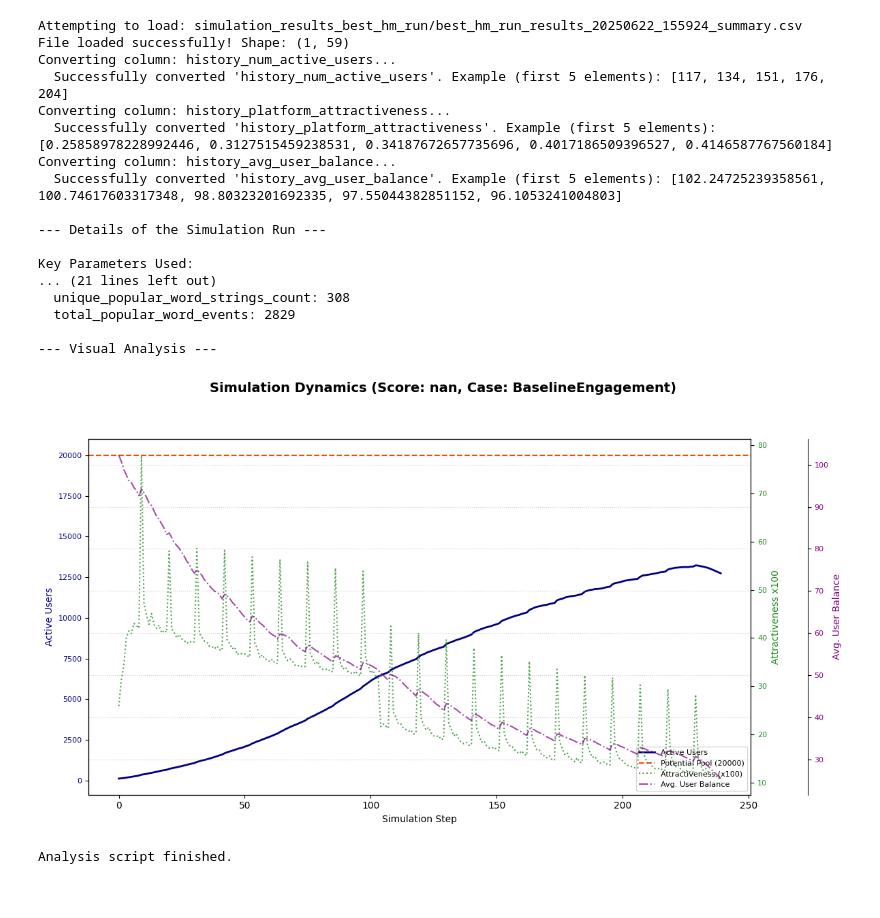
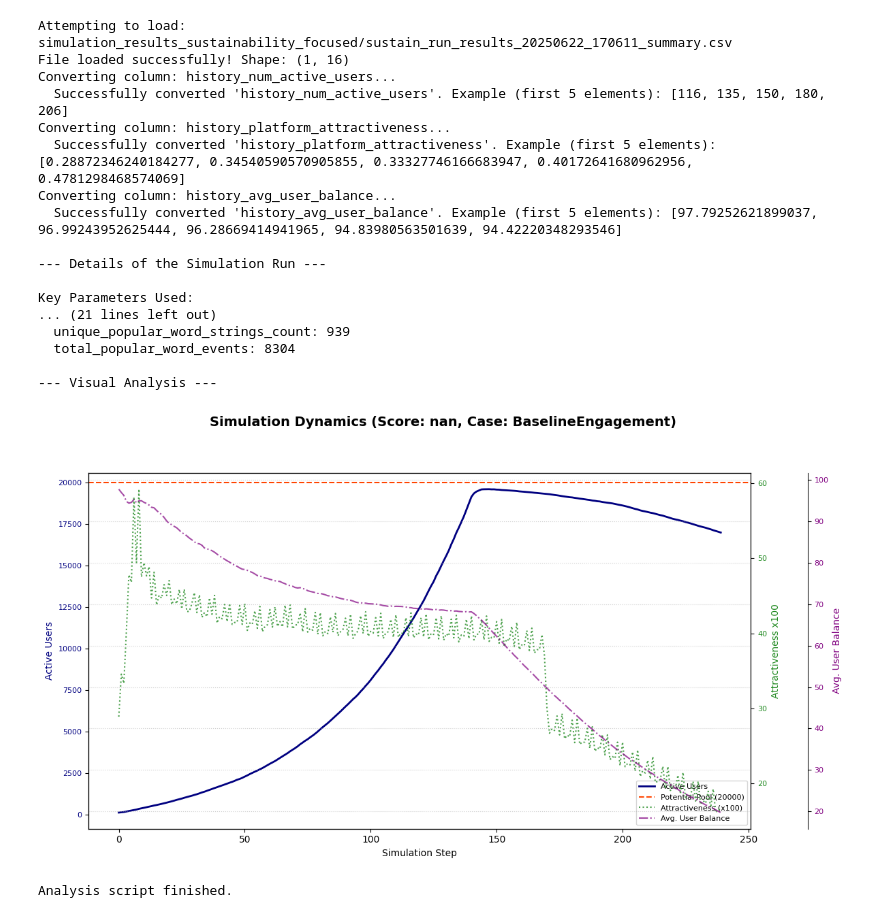
Before and after one commit to brayvid/soap-simulation, a Jupyter notebook: analysis.ipynb, the cells around one changed output. Cells and saved outputs as stored; diff of their text form; code cells hidden in the pictures.

```diff
--- a/analysis.ipynb
+++ b/analysis.ipynb
@@ -89,7 +89,7 @@ def robust_literal_eval(val_str):
 # --- 1. Load and Prepare Data ---
 # !!! IMPORTANT: Update this file_path to your actual CSV file !!!
 # This should be the path to the CSV file you just provided.
-file_path = "simulation_results_best_hm_run/best_hm_run_results_20250622_155924_summary.csv" # REPLACE THIS
+file_path = "simulation_results_sustainability_focused/sustain_run_results_20250622_170611_summary.csv" # REPLACE THIS
 
 print(f"Attempting to load: {file_path}")
 
@@ -219,39 +219,39 @@ try:
         valid_legend_items = [(line, label) for line, label in zip(lines, labels) if label and label != '_nolegend_']
         if valid_legend_items:
             valid_lines, valid_labels = zip(*valid_legend_items)
             ax_best_active.legend(valid_lines, valid_labels, loc='best', fontsize=8)
 
         plt.grid(True, linestyle=':', alpha=0.6); fig_best.tight_layout(rect=[0, 0.03, 1, 0.93]); plt.show()
     else:
         print("Could not plot run history: 'history_num_active_users' data missing, not a list, or empty list.")
 
     print("\nAnalysis script finished.")
 
 except FileNotFoundError:
     print(f"ERROR: File not found at '{file_path}'. Please update the path and filename.")
 except ValueError as ve:
     print(f"ValueError: {ve}")
 except Exception as e:
     print(f"An unexpected error occurred during analysis: {e}")
     import traceback
     traceback.print_exc()
 # %% [output]
-Attempting to load: simulation_results_best_hm_run/best_hm_run_results_20250622_155924_summary.csv
-File loaded successfully! Shape: (1, 59)
+Attempting to load: simulation_results_sustainability_focused/sustain_run_results_20250622_170611_summary.csv
+File loaded successfully! Shape: (1, 16)
 Converting column: history_num_active_users...
-  Successfully converted 'history_num_active_users'. Example (first 5 elements): [117, 134, 151, 176, 204]
+  Successfully converted 'history_num_active_users'. Example (first 5 elements): [116, 135, 150, 180, 206]
 Converting column: history_platform_attractiveness...
-  Successfully converted 'history_platform_attractiveness'. Example (first 5 elements): [0.25858978228992446, 0.3127515459238531, 0.34187672657735696, 0.4017186509396527, 0.4146587767560184]
+  Successfully converted 'history_platform_attractiveness'. Example (first 5 elements): [0.28872346240184277, 0.34540590570905855, 0.33327746166683947, 0.40172641680962956, 0.4781298468574069]
 Converting column: history_avg_user_balance...
-  Successfully converted 'history_avg_user_balance'. Example (first 5 elements): [102.24725239358561, 100.74617603317348, 98.80323201692335, 97.55044382851152, 96.1053241004803]
+  Successfully converted 'history_avg_user_balance'. Example (first 5 elements): [97.79252621899037, 96.99243952625444, 96.28669414941965, 94.83980563501639, 94.42220348293546]
 
 --- Details of the Simulation Run ---
 
 Key Parameters Used:
 ... (21 lines left out)
-  unique_popular_word_strings_count: 308
-  total_popular_word_events: 2829
+  unique_popular_word_strings_count: 939
+  total_popular_word_events: 8304
 
 --- Visual Analysis ---
-[figure, old version]
+[figure, new version]
 Analysis script finished.
```
Also changed, not shown: 3 other files.
